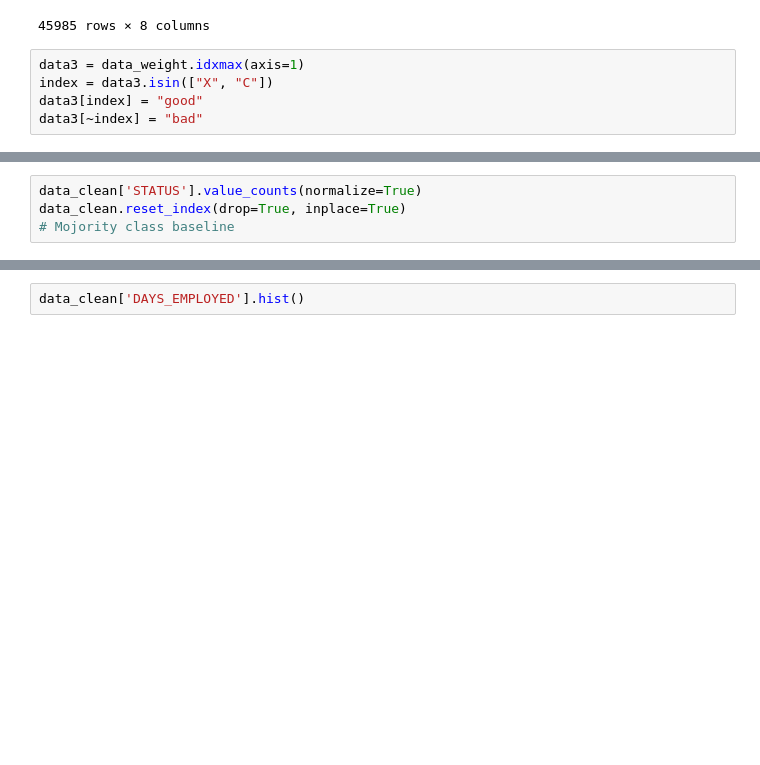
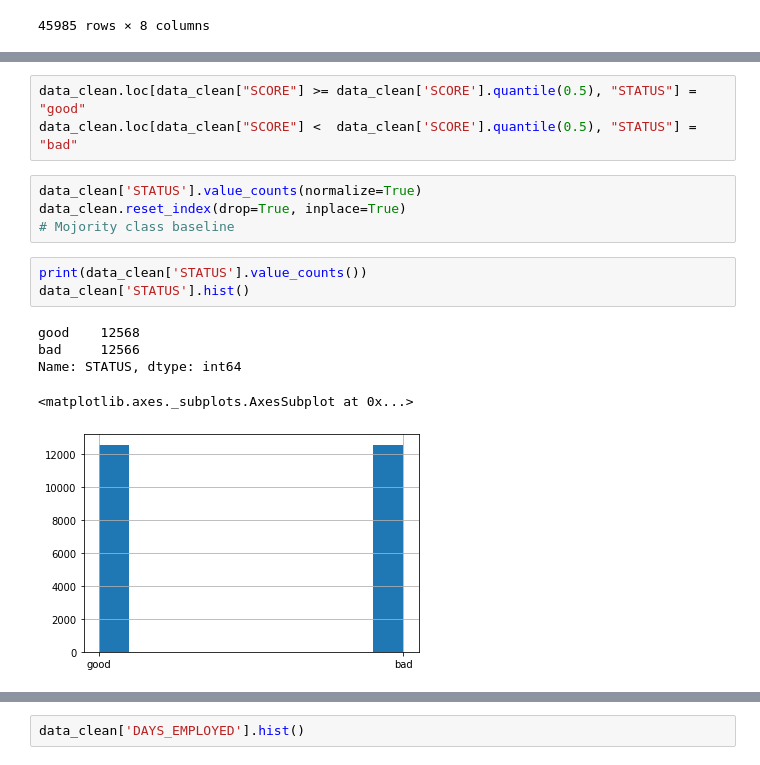
Before and after one commit to Stelvlen/MATH-509, a Jupyter notebook: STAT_509_Final_Project_edition_1.ipynb, the cells around one changed output, grey strips where cells are left out. Cells and saved outputs as stored; diff of their text form; blank space fills up the shorter version.

```diff
--- a/STAT_509_Final_Project_edition_1.ipynb
+++ b/STAT_509_Final_Project_edition_1.ipynb
@@ -85,8 +85,3 @@ data_weight
 | 5150485 | 1.000000 | NaN | NaN | NaN | NaN | NaN | NaN | NaN |
 | 5150487 | NaN | NaN | NaN | NaN | NaN | NaN | 1.000000 | NaN |
 45985 rows × 8 columns
-# %%
-data3 = data_weight.idxmax(axis=1)
-index = data3.isin(["X", "C"])
-data3[index] = "good"
-data3[~index] = "bad"
@@ -111,7 +115,19 @@ data_clean
+# %%
+data_clean.loc[data_clean["SCORE"] >= data_clean['SCORE'].quantile(0.5), "STATUS"] = "good"
+data_clean.loc[data_clean["SCORE"] <  data_clean['SCORE'].quantile(0.5), "STATUS"] = "bad"
 # %%
 data_clean['STATUS'].value_counts(normalize=True)
 data_clean.reset_index(drop=True, inplace=True)
 # Mojority class baseline
+# %%
+print(data_clean['STATUS'].value_counts())
+data_clean['STATUS'].hist()
+# %% [output]
+good    12568
+bad     12566
+Name: STATUS, dtype: int64
+<matplotlib.axes._subplots.AxesSubplot at 0x...>
+[figure, added]
 # %%
 ## Convert negative employed days to positive. As an result, unemployed population are marked as 0.
 for i in range(len(data_clean['DAYS_EMPLOYED'])):
```
Also changed, not shown: parts of 44 cells of this notebook.
